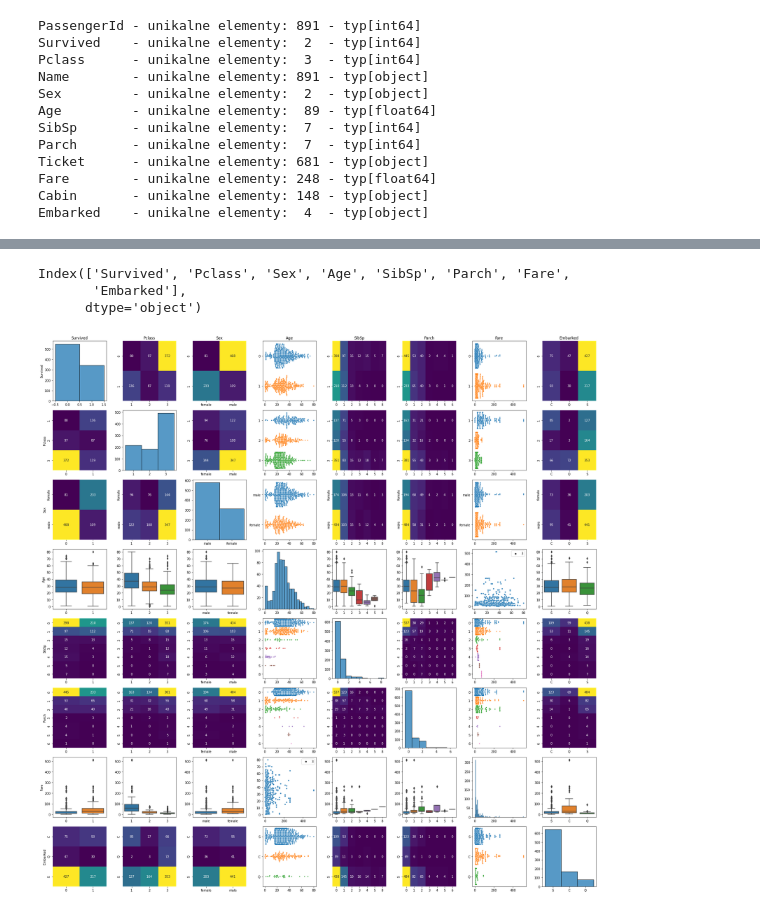
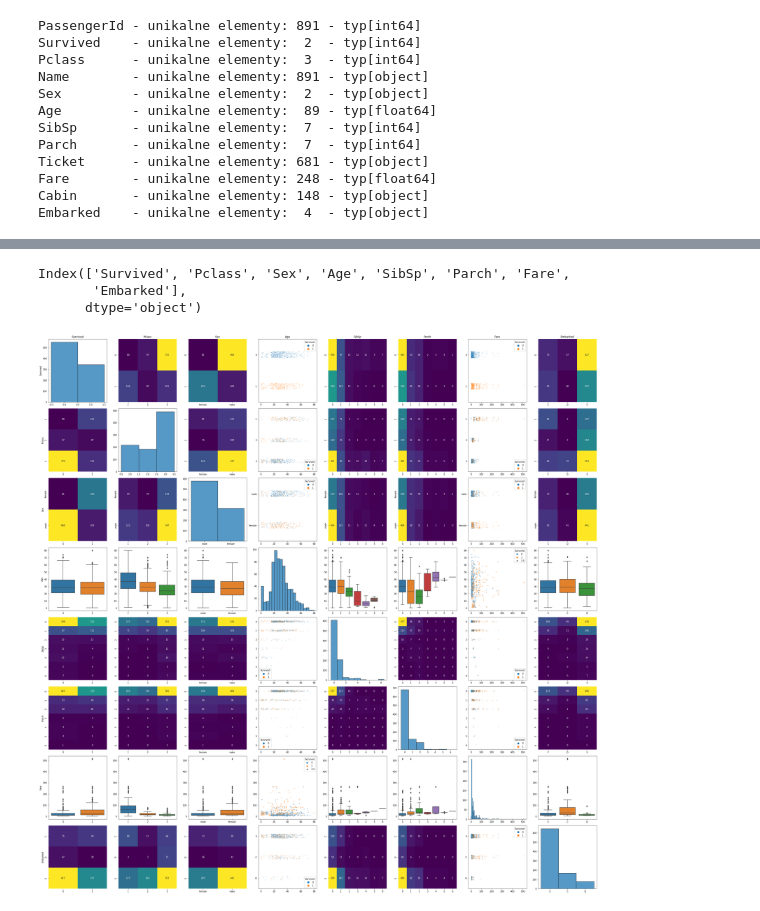
Before and after one commit to ninj4i/DSiUM, a Jupyter notebook: DSiUM.ipynb, the cells around one changed output, grey strips where cells are left out. Saved outputs shown, nothing was run; the diff lists cells and outputs as text; code cells hidden in the pictures.

```diff
--- a/DSiUM.ipynb
+++ b/DSiUM.ipynb
@@ -105,11 +105,11 @@ def jaki_plot(r: pd.Series, c: pd.Series):
             return 'box_plot'
 
 
-def ladny_plot(DF: pd.DataFrame):
+def ladny_plot(DF: pd.DataFrame, mainish = None):
     col_names = DF.columns
     print(col_names)
 
-    fig, ax = plt.subplots(nrows = DF.shape[1],ncols = DF.shape[1],figsize=(25,25), tight_layout = True)
+    fig, ax = plt.subplots(nrows = DF.shape[1],ncols = DF.shape[1],figsize=(35,35), tight_layout = True)
 
     for row_id, row_name in enumerate(column_names):
         for col_id, col_name in enumerate(column_names):
@@ -119,11 +119,11 @@ def ladny_plot(DF: pd.DataFrame):
                 sns.histplot(data = DF[row_name], ax = ax[row_id, col_id]).set(xlabel=None, ylabel = None)
                 continue
             if (czy_numeryczna(DF[row_name]), czy_numeryczna(DF[col_name])) == (True, True):
-                sns.scatterplot(x = DF[col_name], y = DF[row_name], ax=ax[row_id, col_id], size = 2).set(xlabel=None,ylabel = None)
+                sns.scatterplot(x = DF[col_name], y = DF[row_name], ax=ax[row_id, col_id], size = 5, hue = mainish, alpha= 0.4).set(xlabel=None,ylabel = None)
             elif (czy_numeryczna(DF[row_name]), czy_numeryczna(DF[col_name])) == (True, False):
                 sns.boxplot(x = DF[col_name], y = DF[row_name], ax=ax[row_id, col_id]).set(xlabel=None,ylabel = None)
             elif (czy_numeryczna(DF[row_name]), czy_numeryczna(DF[col_name])) == (False, True):
-                sns.swarmplot(x = DF[col_name], y = DF[row_name], ax=ax[row_id, col_id], size = 2).set(xlabel=None,ylabel = None)
+                sns.stripplot(x = DF[col_name], y = DF[row_name], ax=ax[row_id, col_id], hue = mainish, size = 5, alpha= 0.4).set(xlabel=None,ylabel = None)
             elif (czy_numeryczna(DF[row_name]), czy_numeryczna(DF[col_name])) == (False, False):
                 sns.heatmap(data= DF.groupby([row_name, col_name]).size().unstack(), ax=ax[row_id, col_id], cbar = False, annot = True, fmt = 'd', cmap = "viridis").set(xlabel=None,ylabel = None)
                                        #groupby(['Pclass', 'Survived']).size().unstack())
@@ -131,14 +131,14 @@ def ladny_plot(DF: pd.DataFrame):
 
         for a, c in zip(ax[0], col_names):
             a.set_title(c)
         for a, c in zip(ax[:,0], col_names):
             a.set_ylabel(c)
 
     fig.tight_layout()
     plt.show()
-ladny_plot(df[column_names])
+ladny_plot(df[column_names], df['Survived'])
 # %% [output]
 Index(['Survived', 'Pclass', 'Sex', 'Age', 'SibSp', 'Parch', 'Fare',
        'Embarked'],
       dtype='object')
-[figure, old version]
+[figure, new version]
```
Also changed, not shown: parts of 1 cell of this notebook.
